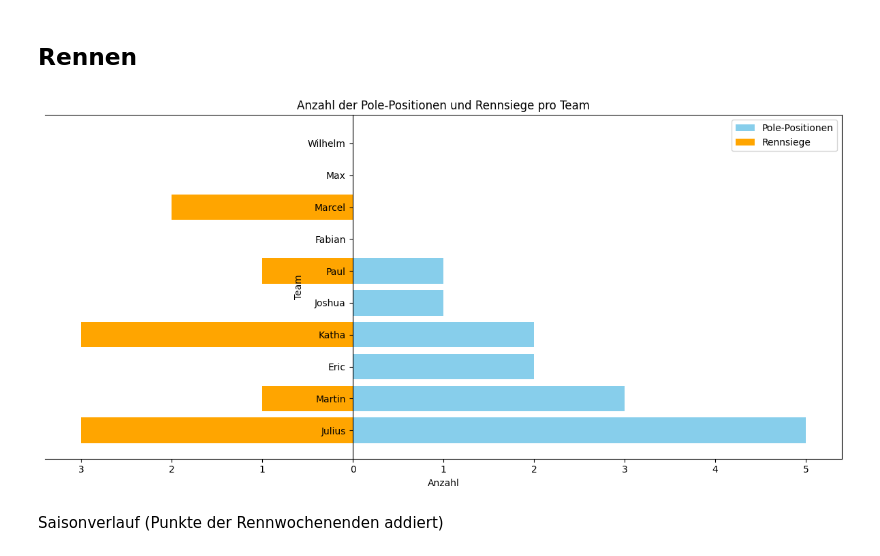
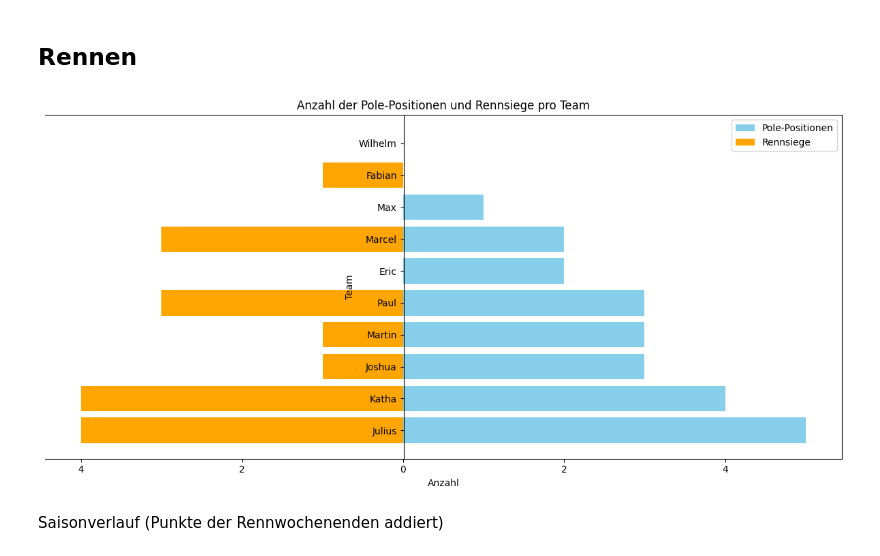
Before and after one commit to Git-Ville/Upper-Lusatia-F1-Fans-League-Statistics, a Jupyter notebook: Statistics.ipynb, the cells around one changed output. Saved outputs shown, nothing was run; the diff lists cells and outputs as text; code cells hidden in the pictures.

```diff
--- a/Statistics.ipynb
+++ b/Statistics.ipynb
@@ -8,7 +8,7 @@ import matplotlib.pyplot as plt
 import numpy as np
 # %%
 # Hier lesen wir die Daten ein
-data_quali = pd.read_csv("Data/Quali.csv", encoding="utf-8", sep=",", index_col=0)
+data_quali = pd.read_csv("Data/Quali.csv", encoding="utf-8", sep=";", index_col=0)
 # %%
 #alle Werte zu int
 data_quali = data_quali.astype(int)
@@ -100,32 +86,32 @@ Rennsiege_df.sort_values(by="Rennsiege", inplace=True, ascending=False)
 # %%
 # Diagramm erstellen
 fig, ax = plt.subplots(figsize=(12, 6))
 
 # Balken für Pole-Positionen (nach links)
 ax.barh(pole_position_df.index, pole_position_df['Pole Positions'], color='skyblue', label='Pole-Positionen', align='center')
 
 # Balken für Rennsiege (nach rechts)
 ax.barh(Rennsiege_df.index, -Rennsiege_df['Rennsiege'], color='orange', label='Rennsiege', align='center')
 
 # Achsenbeschriftungen und Titel
 ax.set_xlabel('Anzahl')
 ax.set_ylabel('Team')
 ax.set_title('Anzahl der Pole-Positionen und Rennsiege pro Team')
 
 # Legende
 ax.legend()
 
 # Y-Achse in die Mitte verschieben
-ax.spines['left'].set_position(('axes', 0.386))
+ax.spines['left'].set_position(('axes', 0.45))
 
 ax.xaxis.set_major_formatter(lambda x, pos: f'{abs(x):g}')
 
 
 # Diagramm anzeigen
 plt.tight_layout()
 plt.show()
 # %% [output]
-[figure, old version]
+[figure, new version]
 # %%
 #Hier erstellen wir eine neues Dataframe um die Gesamtpunkte anzuzeigen
 rennen_gesamt = pd.DataFrame()
```
Also changed, not shown: parts of 5 cells of this notebook, 4 other files.
